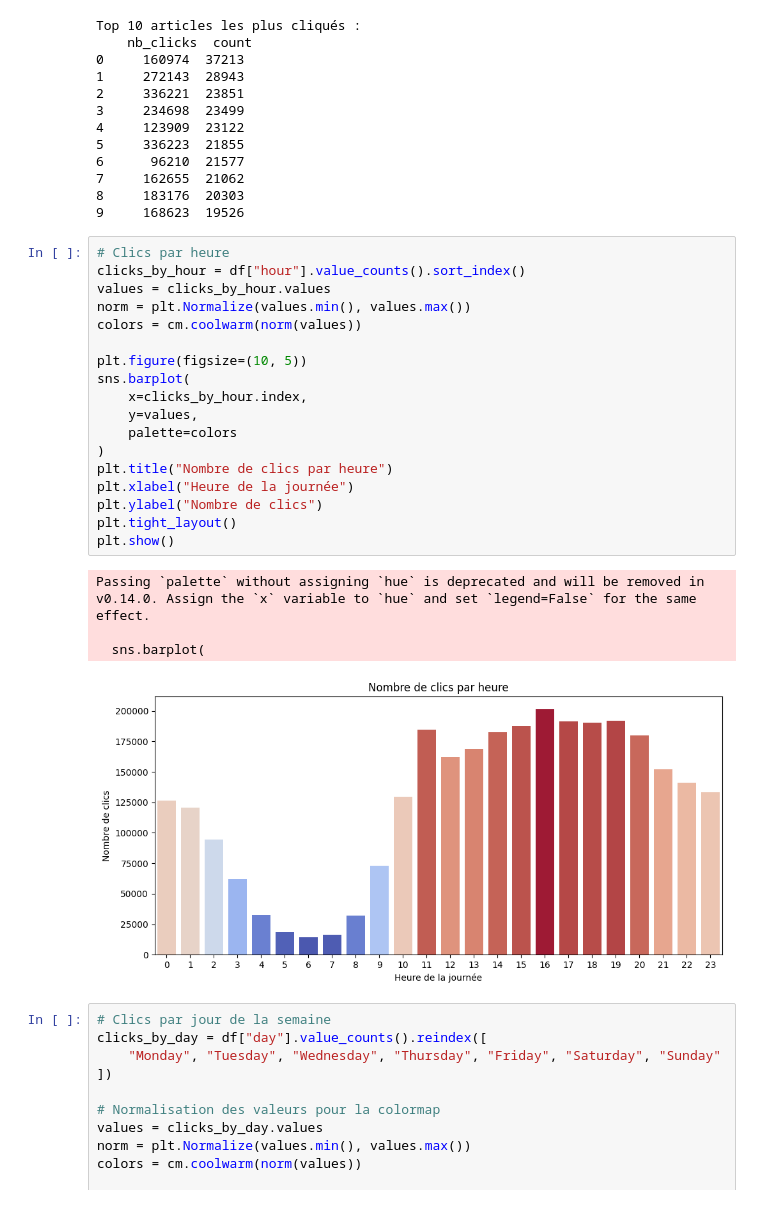
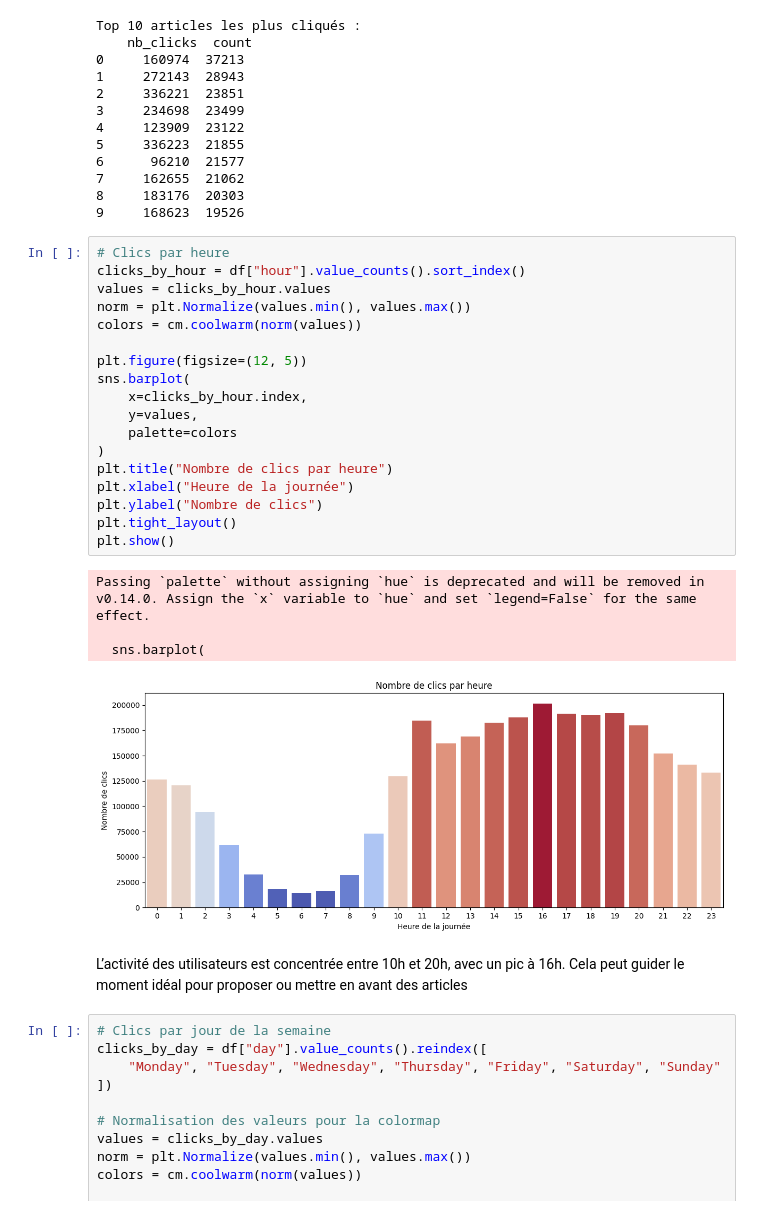
Before and after one commit to Arnaud66170/P10, a Jupyter notebook: notebooks/01_data_preparation.ipynb, the cells around one changed output. Saved outputs shown, nothing was run; the diff lists cells and outputs as text.

```diff
--- a/notebooks/01_data_preparation.ipynb
+++ b/notebooks/01_data_preparation.ipynb
@@ -197,26 +271,28 @@ Top 10 articles les plus cliqués :
 # %%
 # Clics par heure
 clicks_by_hour = df["hour"].value_counts().sort_index()
 values = clicks_by_hour.values
 norm = plt.Normalize(values.min(), values.max())
 colors = cm.coolwarm(norm(values))
 
-plt.figure(figsize=(10, 5))
+plt.figure(figsize=(12, 5))
 sns.barplot(
     x=clicks_by_hour.index,
     y=values,
     palette=colors
 )
 plt.title("Nombre de clics par heure")
 plt.xlabel("Heure de la journée")
 plt.ylabel("Nombre de clics")
 plt.tight_layout()
 plt.show()
 # %% [output]
 Passing `palette` without assigning `hue` is deprecated and will be removed in v0.14.0. Assign the `x` variable to `hue` and set `legend=False` for the same effect.
 
   sns.barplot(
-[figure, old version]
+[figure, new version]
+# %% [markdown]
+L’activité des utilisateurs est concentrée entre 10h et 20h, avec un pic à 16h. Cela peut guider le moment idéal pour proposer ou mettre en avant des articles
 # %%
 # Clics par jour de la semaine
 clicks_by_day = df["day"].value_counts().reindex([
```
Also changed, not shown: parts of 14 cells of this notebook, 2 other files.
